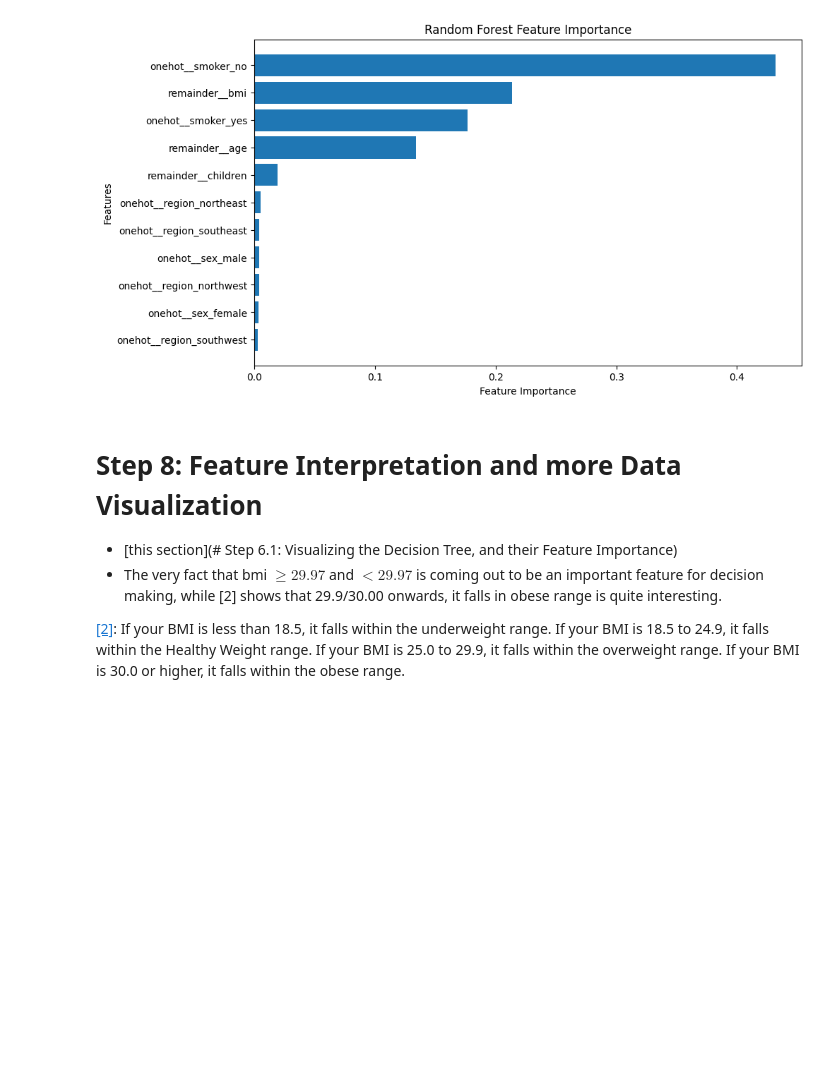
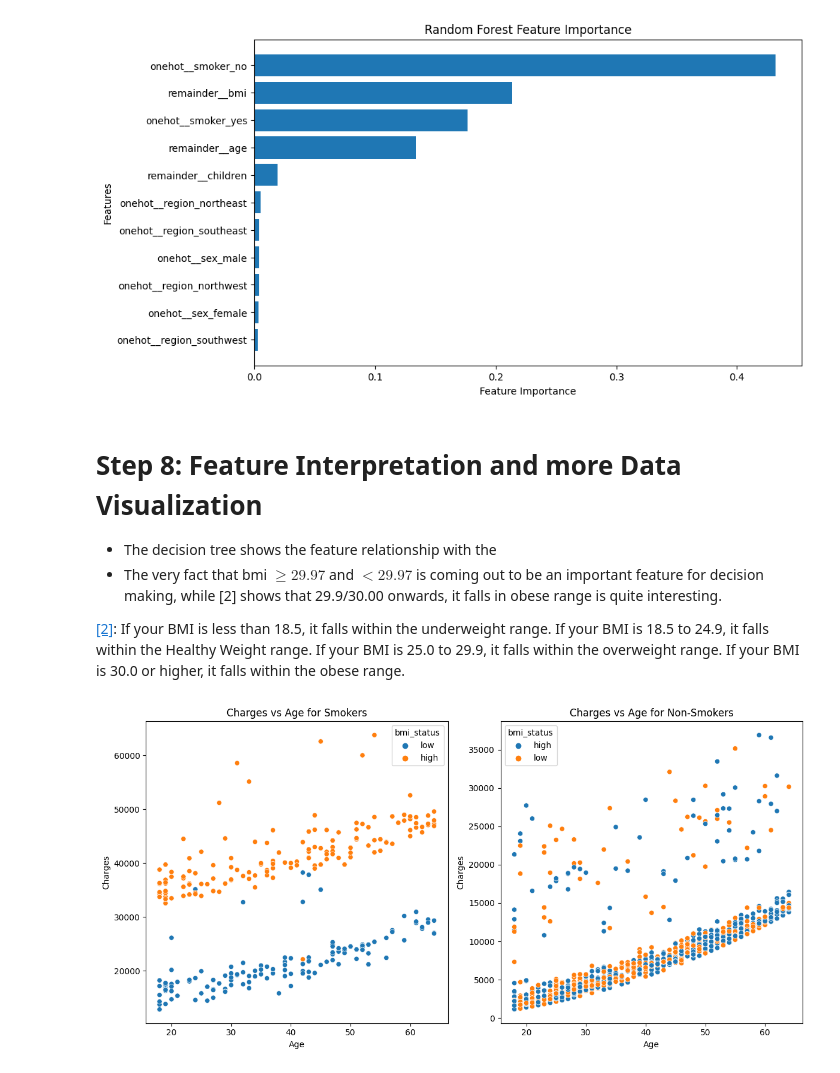
Before and after one commit to mukherjeesrijit/data-science-projects, a Jupyter notebook: us-medical-insurance-project.ipynb, the cells around one changed output. Cells and saved outputs as stored; diff of their text form; code cells hidden in the pictures; blank space fills up the shorter version.

```diff
--- a/us-medical-insurance-project.ipynb
+++ b/us-medical-insurance-project.ipynb
@@ -388,7 +392,7 @@ Selected Features: ['onehot__smoker_no', 'remainder__bmi', 'onehot__smoker_yes',
 # %% [markdown]
 # Step 8: Feature Interpretation and more Data Visualization
 
-* [this section](# Step 6.1: Visualizing the Decision Tree, and their Feature Importance)
+* The decision tree shows the feature relationship with the
 * The very fact that bmi $\geq 29.97$ and $< 29.97$ is coming out to be an important feature for decision making, while [2] shows that 29.9/30.00 onwards, it falls in obese range is quite interesting.
 
 
@@ -396,3 +400,30 @@ Selected Features: ['onehot__smoker_no', 'remainder__bmi', 'onehot__smoker_yes',
 If your BMI is 18.5 to 24.9, it falls within the Healthy Weight range.
 If your BMI is 25.0 to 29.9, it falls within the overweight range.
 If your BMI is 30.0 or higher, it falls within the obese range.
+# %%
+# Create a new column 'bmi_status'
+df['bmi_status'] = df['bmi'].apply(lambda x: 'high' if x >= 29.97 else 'low')
+# %%
+# Filter data for smokers and non-smokers
+smokers_df = df[df['smoker'] == 'yes']
+non_smokers_df = df[df['smoker'] == 'no']
+
+# Create subplots
+fig, axes = plt.subplots(1, 2, figsize=(12, 6))
+
+# Plot for smokers
+sns.scatterplot(x='age', y='charges', hue='bmi_status', data=smokers_df, ax=axes[0])
+axes[0].set_title('Charges vs Age for Smokers')
+axes[0].set_xlabel('Age')
+axes[0].set_ylabel('Charges')
+
+# Plot for non-smokers
+sns.scatterplot(x='age', y='charges', hue='bmi_status', data=non_smokers_df, ax=axes[1])
+axes[1].set_title('Charges vs Age for Non-Smokers')
+axes[1].set_xlabel('Age')
+axes[1].set_ylabel('Charges')
+
+plt.tight_layout()
+plt.show()
+# %% [output]
+[figure, added]
```
Also changed, not shown: parts of 14 cells of this notebook.
